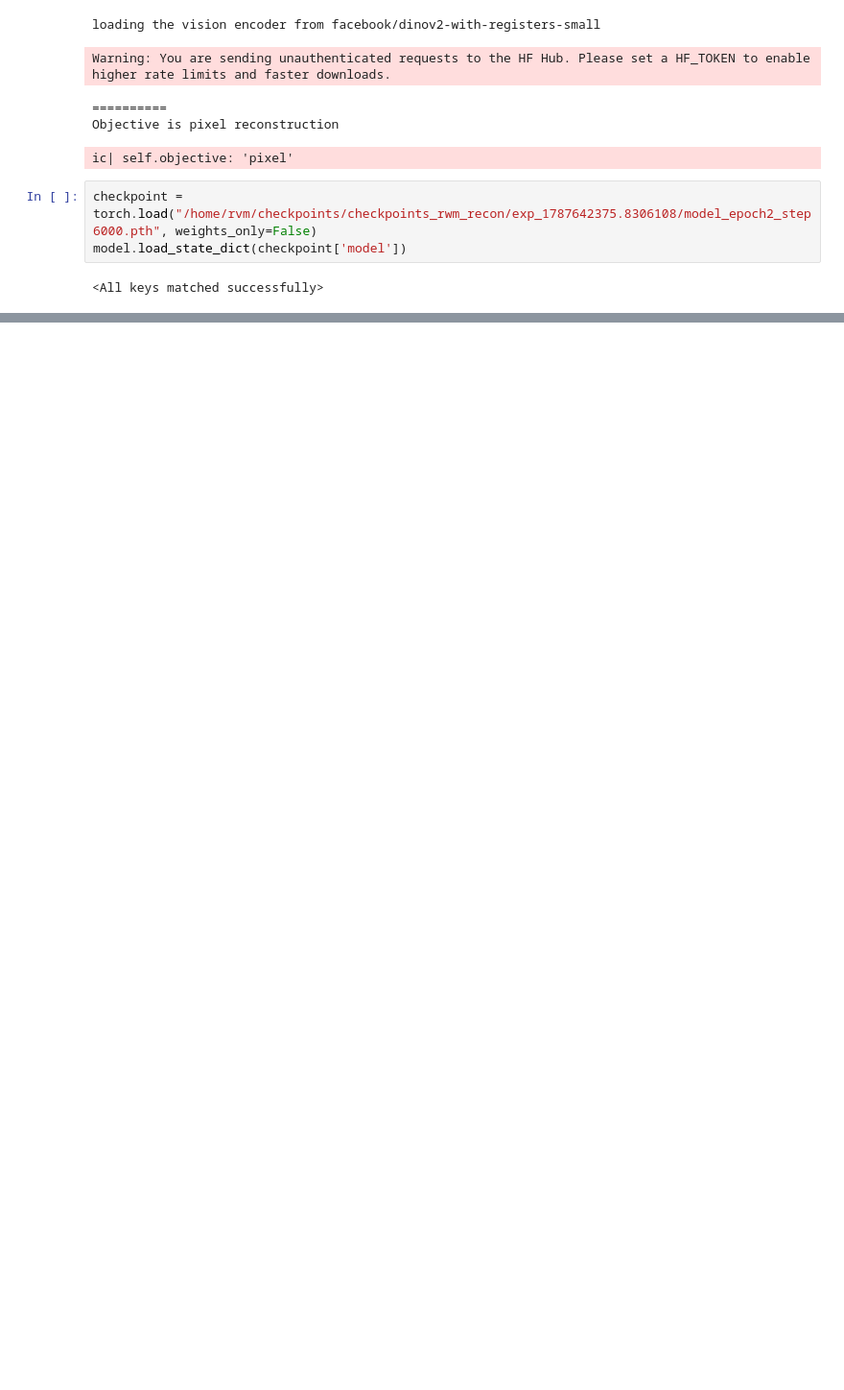
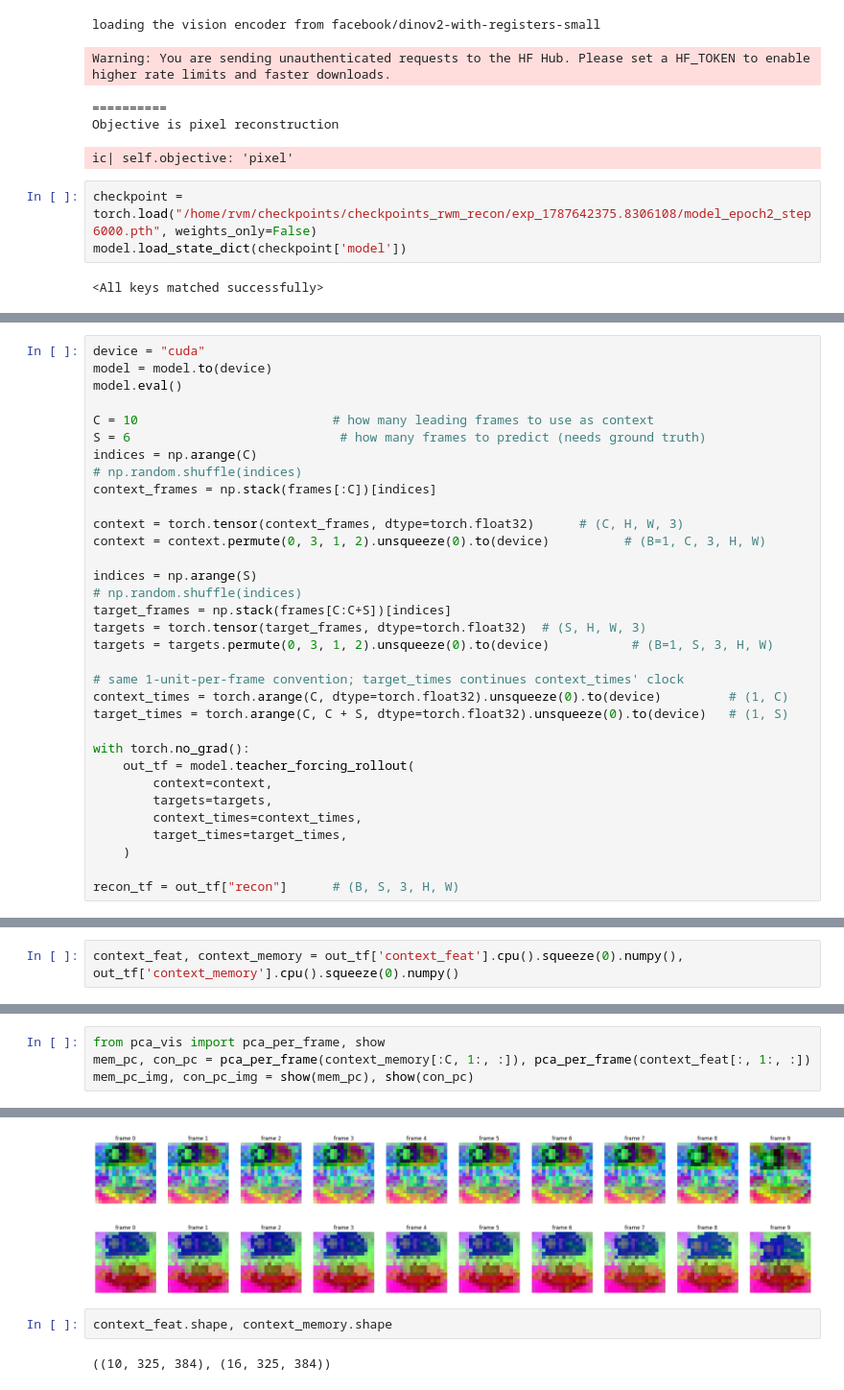
Before and after one commit to maheshreddy24/rwm, a Jupyter notebook: src/inference.ipynb, the cells around one changed output, grey strips where cells are left out. Shown at 96% size. Cells and saved outputs as stored; diff of their text form; blank space fills up the shorter version.

```diff
--- a/src/inference.ipynb
+++ b/src/inference.ipynb
@@ -44,0 +80,33 @@ print(len(frames))
+# %%
+device = "cuda"
+model = model.to(device)
+model.eval()
+
+C = 10                          # how many leading frames to use as context
+S = 6                            # how many frames to predict (needs ground truth)
+indices = np.arange(C)
+# np.random.shuffle(indices)
+context_frames = np.stack(frames[:C])[indices]
+
+context = torch.tensor(context_frames, dtype=torch.float32)      # (C, H, W, 3)
+context = context.permute(0, 3, 1, 2).unsqueeze(0).to(device)          # (B=1, C, 3, H, W)
+
+indices = np.arange(S)
+# np.random.shuffle(indices)
+target_frames = np.stack(frames[C:C+S])[indices]
+targets = torch.tensor(target_frames, dtype=torch.float32)  # (S, H, W, 3)
+targets = targets.permute(0, 3, 1, 2).unsqueeze(0).to(device)           # (B=1, S, 3, H, W)
+
+# same 1-unit-per-frame convention; target_times continues context_times' clock
+context_times = torch.arange(C, dtype=torch.float32).unsqueeze(0).to(device)         # (1, C)
+target_times = torch.arange(C, C + S, dtype=torch.float32).unsqueeze(0).to(device)   # (1, S)
+
+with torch.no_grad():
+    out_tf = model.teacher_forcing_rollout(
+        context=context,
+        targets=targets,
+        context_times=context_times,
+        target_times=target_times,
+    )
+
+recon_tf = out_tf["recon"]      # (B, S, 3, H, W)
@@ -44,0 +163,2 @@ print(len(frames))
+# %%
+context_feat, context_memory = out_tf['context_feat'].cpu().squeeze(0).numpy(), out_tf['context_memory'].cpu().squeeze(0).numpy()
@@ -44,0 +169,5 @@ print(len(frames))
+# %%
+from pca_vis import pca_per_frame, show
+mem_pc, con_pc = pca_per_frame(context_memory[:C, 1:, :]), pca_per_frame(context_feat[:, 1:, :])
+mem_pc_img, con_pc_img = show(mem_pc), show(con_pc)
+# %% [output]
@@ -44,0 +194,6 @@ print(len(frames))
+[figure, added]
+[figure, added]
+# %%
+context_feat.shape, context_memory.shape
+# %% [output]
+((10, 325, 384), (16, 325, 384))
```
Also changed, not shown: parts of 10 cells of this notebook, 1 other file.
